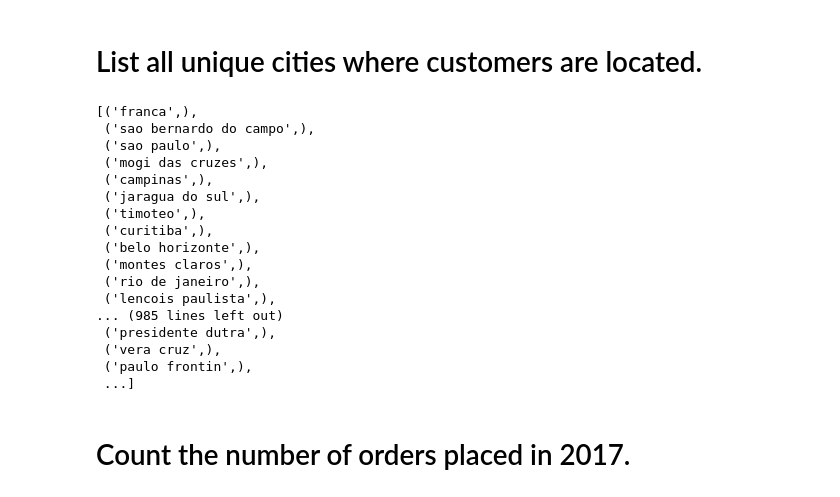
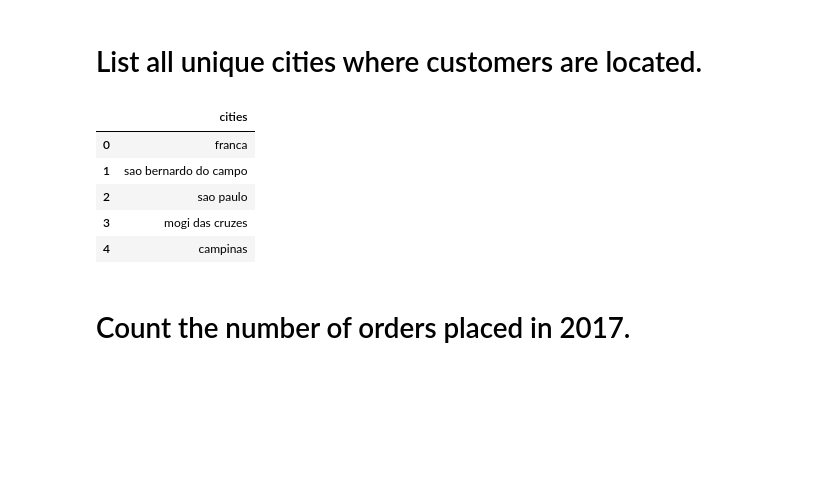
Before and after one commit to beyoubaid/SQL_Python_Project, a Jupyter notebook: sql+python_ecom.ipynb, the cells around one changed output. Saved outputs shown, nothing was run; the diff lists cells and outputs as text; code cells hidden in the pictures; blank space fills up the shorter version.

```diff
--- a/sql+python_ecom.ipynb
+++ b/sql+python_ecom.ipynb
@@ -19,33 +19,23 @@ cur = db.cursor()
 # %%
 # SQL query to select distinct customer cities
 query = """SELECT DISTINCT customer_city FROM customers"""
 
 # Execute the SQL query
 cur.execute(query)
 
 # Fetch all unique customer cities from the executed query
 data = cur.fetchall()
 
 # Display the fetched data
-data
+df = pd.DataFrame(data, columns = ["cities"])
+df.head()
 # %% [output]
-[('franca',),
- ('sao bernardo do campo',),
- ('sao paulo',),
- ('mogi das cruzes',),
- ('campinas',),
- ('jaragua do sul',),
- ('timoteo',),
- ('curitiba',),
- ('belo horizonte',),
- ('montes claros',),
- ('rio de janeiro',),
- ('lencois paulista',),
-... (985 lines left out)
- ('presidente dutra',),
- ('vera cruz',),
- ('paulo frontin',),
- ...]
+|  | cities |
+| 0 | franca |
+| 1 | sao bernardo do campo |
+| 2 | sao paulo |
+| 3 | mogi das cruzes |
+| 4 | campinas |
 # %% [markdown]
 # Count the number of orders placed in 2017.
 # %%
```
